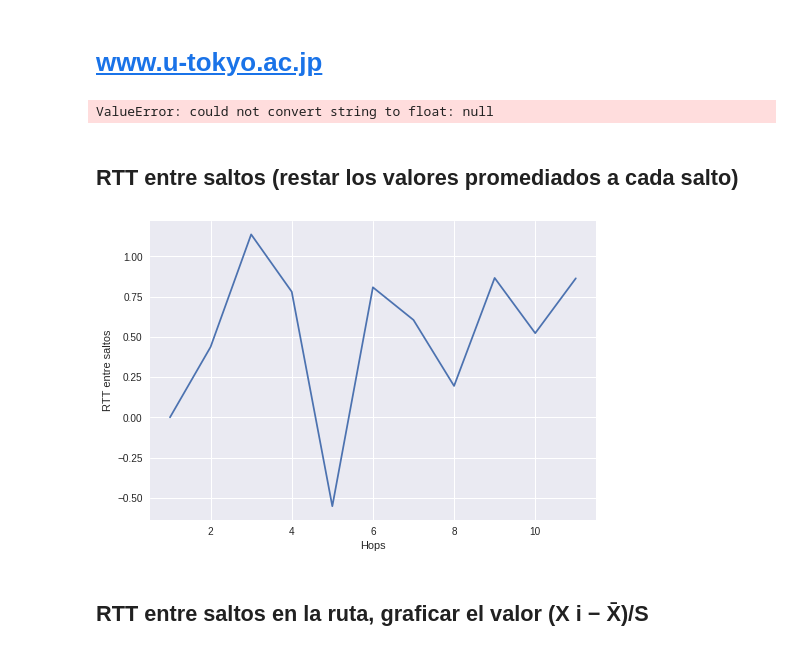
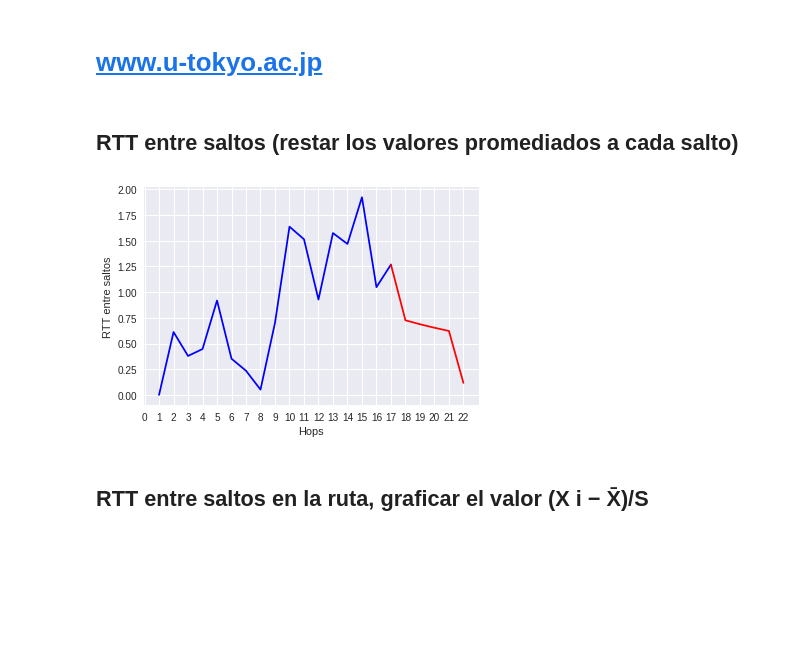
Before and after one commit to a-lavia/redes, a Jupyter notebook: tp2/Graficos University of Tokyo.ipynb, the cells around one changed output. Cells and saved outputs as stored; diff of their text form; code cells hidden in the pictures; blank space fills up the shorter version.

```diff
--- a/tp2/Graficos University of Tokyo.ipynb
+++ b/tp2/Graficos University of Tokyo.ipynb
@@ -22,26 +44,40 @@ lstIps = [s[:len(s)-1] for s in lstIps]
 
 with open('experimentos/www.u-tokyo.ac.jp-rtt.csv') as csv:
     lstRtt = csv.readlines()
-lstRtt = [float(s[:len(s)-1]) for s in lstRtt]
+#los valores de los rtt que son null les doy el promedio del anterior no null y el siguiente no null
+#(rtt, idx)
+lstRtt1, lstRttNull, lstRtt2 = separarLstRtt(lstRtt)
 
 with open('experimentos/www.u-tokyo.ac.jp-salto.csv') as csv:
     lstSaltos = csv.readlines()
 lstSaltos = [s[:len(s)-1] for s in lstSaltos]
-# %% [output]
-ValueError: could not convert string to float: null
 # %% [markdown]
 ## RTT entre saltos (restar los valores promediados a cada salto)
-# %%
-lstProm = [promedio(lstRtt[:i+1]) for i in range(len(lstRtt))]
-lstRttEntreSaltos = [lstRtt[i]-lstProm[i] for i in range(len(lstRtt))]
-lstX = range(1,len(lstRtt)+1)
-
-plt.plot(lstX, lstRttEntreSaltos)
-plt.ylabel('RTT entre saltos')
-plt.xlabel('Hops')
-plt.show()
-# %% [output]
-[figure, removed]
+# %%
+lstUnionRtt = [x for x,y in lstRtt1] + [x for x,y in lstRttNull] + [x for x,y in lstRtt2]
+lstProm = [promedio(lstUnionRtt[:idx+1]) for idx in range(len(lstUnionRtt))]
+lstRttEntreSaltos = [lstUnionRtt[i]-lstProm[i] for i in range(len(lstUnionRtt))]
+
+lstX1 = [y for x,y in lstRtt1]
+lstXNull = [y for x,y in lstRttNull]
+lstX2 = [y for x,y in lstRtt2]
+
+lstRttEntreSaltos1 = [lstRttEntreSaltos[idx-1] for idx in lstX1]
+lstRttEntreSaltosNull = [lstRttEntreSaltos[idx-1] for idx in lstXNull]
+lstRttEntreSaltos2 = [lstRttEntreSaltos[idx-1] for idx in lstX2]
+
+lstRttEntreSaltosNull = [lstRttEntreSaltos1[len(lstRttEntreSaltos1)-1]] + lstRttEntreSaltosNull + [lstRttEntreSaltos2[0]]
+lstXNull = [lstX1[len(lstX1)-1]] + lstXNull + [lstX2[0]]
+
+plt.plot(lstX1, lstRttEntreSaltos1, 'blue')
+plt.plot(lstXNull, lstRttEntreSaltosNull, 'red')
+plt.plot(lstX2, lstRttEntreSaltos2, 'blue')
+plt.ylabel('RTT entre saltos')
+plt.xlabel('Hops')
+plt.xticks(range(len(lstUnionRtt)+1), range(len(lstUnionRtt)+1))
+plt.show()
+# %% [output]
+[figure, added]
 # %% [markdown]
 ## RTT entre saltos en la ruta, graficar el valor (X i − X̄)/S
 # %%
```
Also changed, not shown: parts of 2 cells of this notebook, 2 other files.
